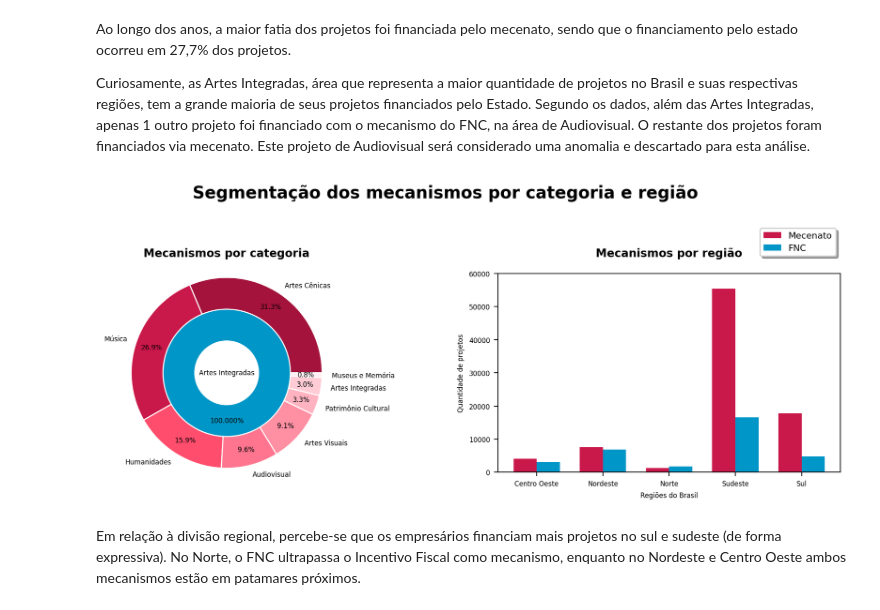
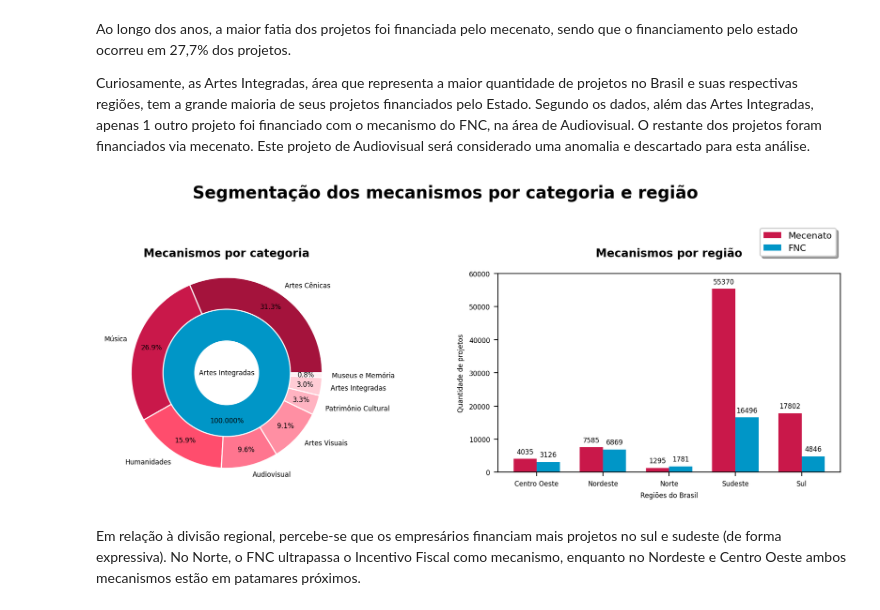
Before and after one commit to lorenaaxbastos/santander-coders-projects, a Jupyter notebook: Unit 2 - Programming Techniques I (PY)/Projeto EDA - Análise do Dataset da Lei Rouanet.ipynb, the cells around one changed output. Cells and saved outputs as stored; diff of their text form; code cells hidden in the pictures.

```diff
--- a/Unit 2 - Programming Techniques I (PY)/Projeto EDA - Análise do Dataset da Lei Rouanet.ipynb
+++ b/Unit 2 - Programming Techniques I (PY)/Projeto EDA - Análise do Dataset da Lei Rouanet.ipynb
@@ -274,7 +274,8 @@ minorias = ["afro", "áfrica", "africa", "quilombola", "pessoas negras", "homem
 filtro1 = projetos["objetivos"].isnull()
 filtro2 = projetos["objetivos"].str.lower().str.contains("|".join(minorias))
 
-voltado_para_minorias = pd.Series(np.array([False for _ in range(projetos.shape[0])]), name="voltado_para_minorias")
+arr_falsos = np.array([False for _ in range(projetos.shape[0])])
+voltado_para_minorias = pd.Series(arr_falsos, name="voltado_para_minorias")
 voltado_para_minorias[projetos[~filtro1 & filtro2].index] = True
 
 if "voltado_para_minorias" not in projetos.columns:
@@ -440,0 +505,36 @@ warnings.filterwarnings("default")
+# %%
+plt.rcParams.update({"font.size": 6})
+cores_area = ["#c9184a", "#ff758f", "#ffccd5", "#caf0f8",
+              "#90e0ef", "#00b4d8", "#0077b6", "#03045e"]
+cores_regiao = ["#c9184a", "#ff758f", "#90e0ef", "#00b4d8", "#0077b6"]
+separacao_fatia_area = (0.1, 0, 0, 0, 0, 0, 0, 0)
+separacao_fatia_regiao = (0.1, 0, 0, 0, 0)
+
+fig, (ax1, ax2) = plt.subplots(nrows=1, ncols=2, figsize=(10, 4), dpi=200)
+
+ax1.pie(
+    minorias_por_area,
+    labels=minorias_por_area.index,
+    autopct="%1.1f%%",
+    pctdistance=0.75,
+    counterclock=False,
+    colors=cores_area,
+    explode=separacao_fatia_area
+)
+
+ax2.pie(
+    minorias_por_regiao,
+    labels=minorias_por_regiao.index,
+    autopct="%1.1f%%",
+    pctdistance=0.75,
+    counterclock=False,
+    colors=cores_regiao,
+    explode=separacao_fatia_regiao
+)
+
+fig.suptitle('Segmentação dos projetos para grupos minoritários', fontsize=12, fontweight=1000, y=1.02)
+ax1.set_title('Por categoria', fontsize=8, fontweight=600)
+ax2.set_title('Por região', fontsize=8, fontweight=600)
+
+plt.tight_layout()
+plt.show()
@@ -598,7 +702,7 @@ def plot_barra(localizacao, dados, rotulo, cor, ax):
     return barra
 
 
-def autolabel(barras):
+def autolabel(barras, ax):
     for barra in barras:
         altura = barra.get_height()
         ax.annotate(
@@ -606,36 +710,36 @@ def autolabel(barras):
             xy=(barra.get_x() + barra.get_width() / 2, altura),
             xytext=(0, 3),
             textcoords="offset points",
             ha='center',
             va='bottom'
         )
 
 
 barras1 = plot_barra("esquerda", mecenato_por_regiao, "Mecenato", cores[0], ax2)
 barras2 = plot_barra("direita", fnc_por_regiao, "FNC", cores[1], ax2)
 
-autolabel(barras1)
-autolabel(barras2)
+autolabel(barras1, ax2)
+autolabel(barras2, ax2)
 
 fig.suptitle("Segmentação dos mecanismos por categoria e região", fontsize=15, fontweight=1000, y=1)
 ax1.set_title("Mecanismos por categoria", fontsize=10, fontweight=600, y = 1.05)
 ax2.set_title("Mecanismos por região", fontsize=10, fontweight=600, y = 1.05)
 
 ax2.set_xlabel("Regiões do Brasil")
 ax2.set_ylabel("Quantidade de projetos")
 
 ax2.set_xticks(localizacao_rotulos)
 ax2.set_xticklabels(rotulos)
 
 ax2.legend(loc='upper right', bbox_to_anchor=(1, 1.25),
           fancybox=True, shadow=True, fontsize=8)
 
 ax2.set_ylim(top=60000)
 
 plt.tight_layout()
 plt.show()
 # %% [output]
-[figure, old version]
+[figure, new version]
 # %% [markdown]
 Em relação à divisão regional, percebe-se que os empresários financiam mais projetos no sul e sudeste (de forma expressiva). No Norte, o FNC ultrapassa o Incentivo Fiscal como mecanismo, enquanto no Nordeste e Centro Oeste ambos mecanismos estão em patamares próximos.
 # %% [markdown]
```
Also changed, not shown: parts of 9 cells of this notebook.
